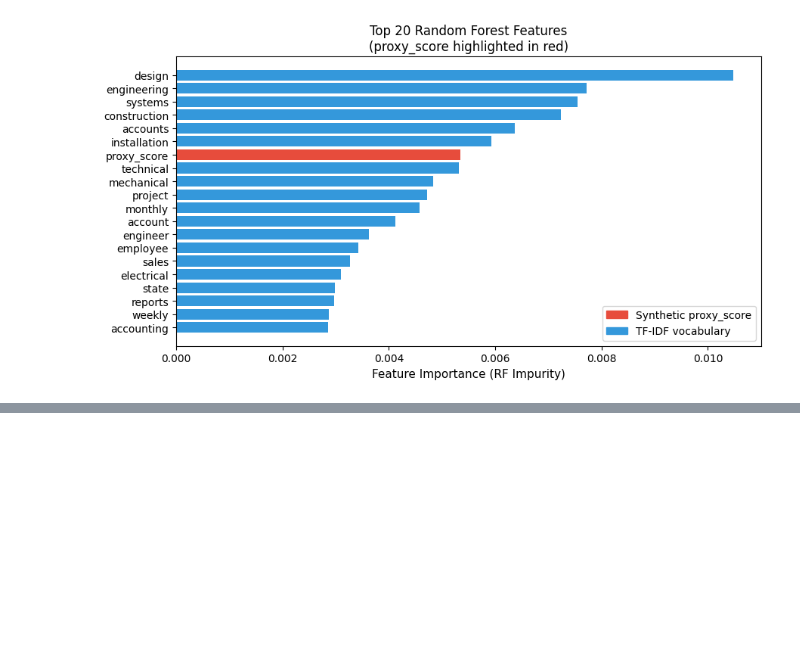
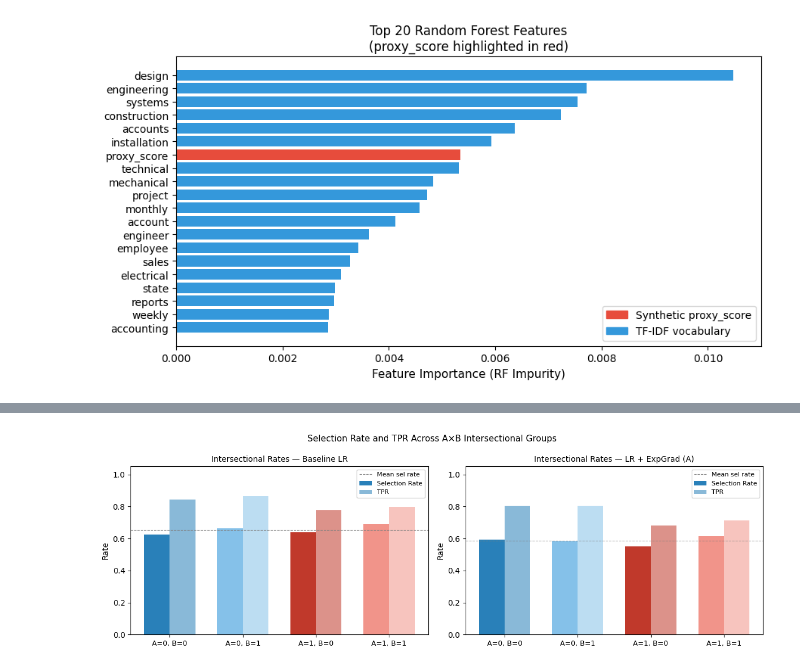
Before and after one commit to rashisolanki/FairHire, a Jupyter notebook: main.ipynb, the cells around one changed output, grey strips where cells are left out. Saved outputs shown, nothing was run; the diff lists cells and outputs as text; code cells hidden in the pictures; blank space fills up the shorter version.

```diff
--- a/main.ipynb
+++ b/main.ipynb
@@ -574,0 +944,31 @@ plt.show()
+# %%
+# ─────────────────────────────────────────────
+# CELL 15b — Intersectional Bar Chart (Selection Rate + TPR by A×B group)
+# ─────────────────────────────────────────────
+fig, axes = plt.subplots(1, 2, figsize=(12, 4))
+group_labels = ["A=0, B=0", "A=0, B=1", "A=1, B=0", "A=1, B=1"]
+colors_ab    = ["#2980b9", "#85c1e9", "#c0392b", "#f1948a"]
+
+for ax, model_name in zip(axes, ["Baseline LR", "LR + ExpGrad (A)"]):
+    sub = inter_df[inter_df["Model"] == model_name]
+    sel_rates, tpr_vals = [], []
+    for a in [0, 1]:
+        for b in [0, 1]:
+            row = sub[(sub["A"] == a) & (sub["B"] == b)]
+            sel_rates.append(float(row["Sel Rate"].values[0]) if len(row) else 0)
+            tpr_vals.append(float(row["TPR"].values[0]) if len(row) else 0)
+    x = np.arange(len(group_labels)); w = 0.35
+    ax.bar(x - w/2, sel_rates, w, label="Selection Rate", color=colors_ab)
+    ax.bar(x + w/2, tpr_vals,  w, label="TPR",            color=colors_ab, alpha=0.55)
+    ax.set_xticks(x); ax.set_xticklabels(group_labels, fontsize=9)
+    ax.set_ylim(0, 1.05); ax.set_ylabel("Rate")
+    ax.set_title(f"Intersectional Rates — {model_name}", fontsize=10)
+    ax.axhline(np.mean(sel_rates), color="gray", linestyle="--", linewidth=0.8, label="Mean sel rate")
+    ax.legend(fontsize=8)
+
+plt.suptitle("Selection Rate and TPR Across A×B Intersectional Groups", fontsize=11)
+plt.tight_layout()
+plt.savefig("figures/intersectional_bar.png", dpi=150, bbox_inches="tight")
+plt.show()
+# %% [output]
+[figure, added]
```
Also changed, not shown: parts of 18 cells of this notebook, 13 other files.
